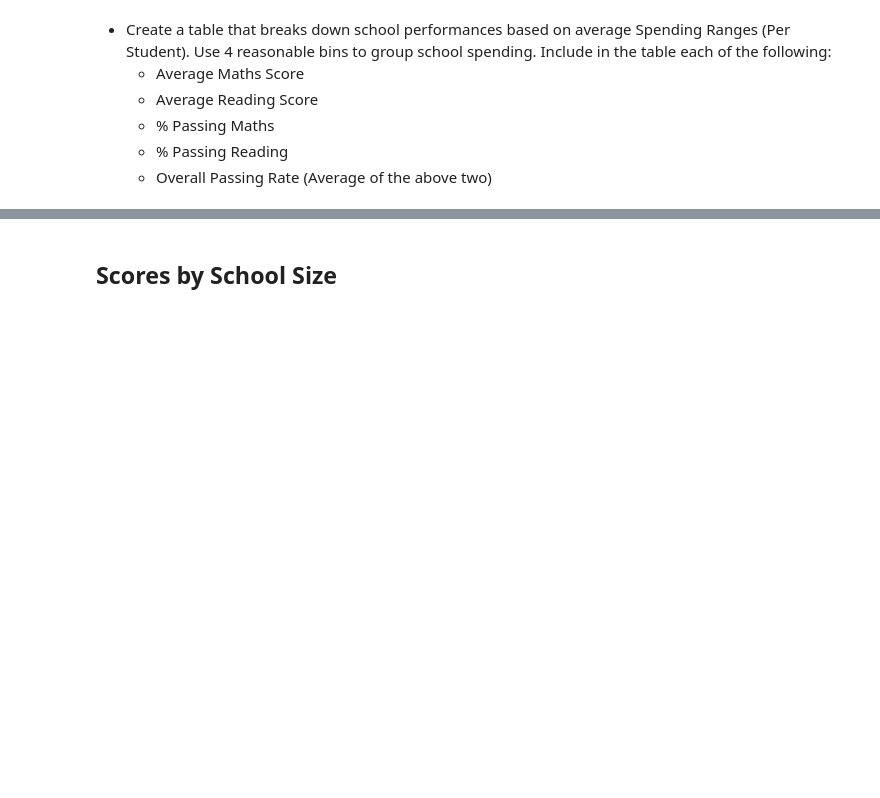
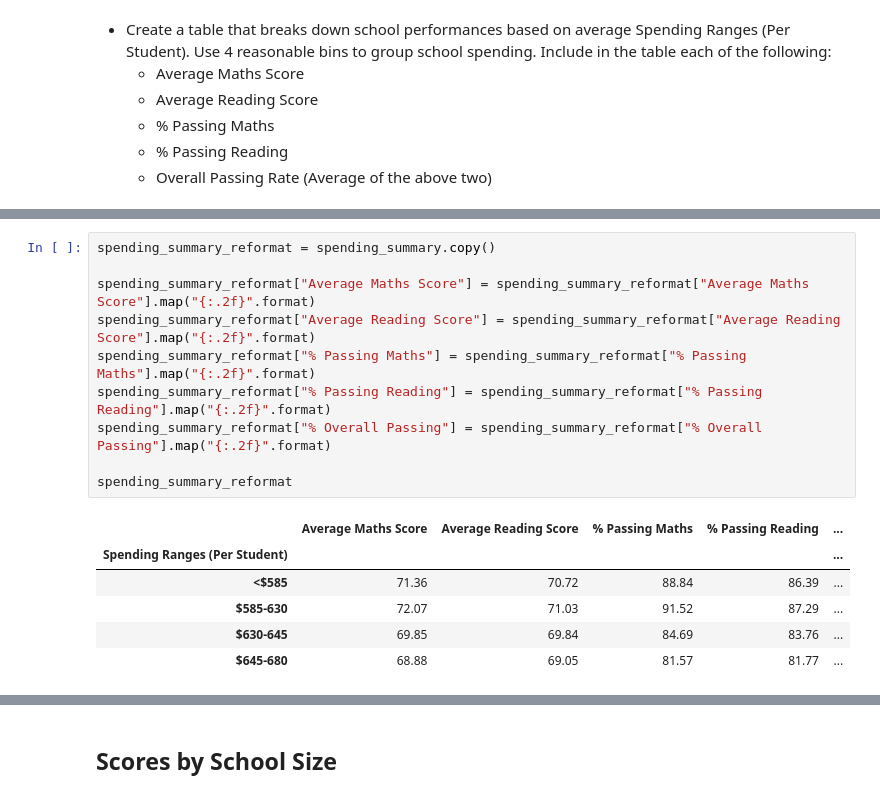
Before and after one commit to Roy-Ip/pandas-challenge, a Jupyter notebook: PyCitySchools_starter.ipynb, the cells around one changed output, grey strips where cells are left out. Drawn from its saved outputs; the diff is of its cells as text; blank space fills up the shorter version.

```diff
--- a/PyCitySchools_starter.ipynb
+++ b/PyCitySchools_starter.ipynb
@@ -714,0 +745,17 @@ reading_scores_by_year
+# %%
+spending_summary_reformat = spending_summary.copy()
+
+spending_summary_reformat["Average Maths Score"] = spending_summary_reformat["Average Maths Score"].map("{:.2f}".format)
+spending_summary_reformat["Average Reading Score"] = spending_summary_reformat["Average Reading Score"].map("{:.2f}".format)
+spending_summary_reformat["% Passing Maths"] = spending_summary_reformat["% Passing Maths"].map("{:.2f}".format)
+spending_summary_reformat["% Passing Reading"] = spending_summary_reformat["% Passing Reading"].map("{:.2f}".format)
+spending_summary_reformat["% Overall Passing"] = spending_summary_reformat["% Overall Passing"].map("{:.2f}".format)
+
+spending_summary_reformat
+# %% [output]
+|  | Average Maths Score | Average Reading Score | % Passing Maths | % Passing Reading | ... |
+| Spending Ranges (Per Student) |  |  |  |  | ... |
+| <$585 | 71.36 | 70.72 | 88.84 | 86.39 | ... |
+| $585-630 | 72.07 | 71.03 | 91.52 | 87.29 | ... |
+| $630-645 | 69.85 | 69.84 | 84.69 | 83.76 | ... |
+| $645-680 | 68.88 | 69.05 | 81.57 | 81.77 | ... |
```
Also changed, not shown: parts of 16 cells of this notebook.
